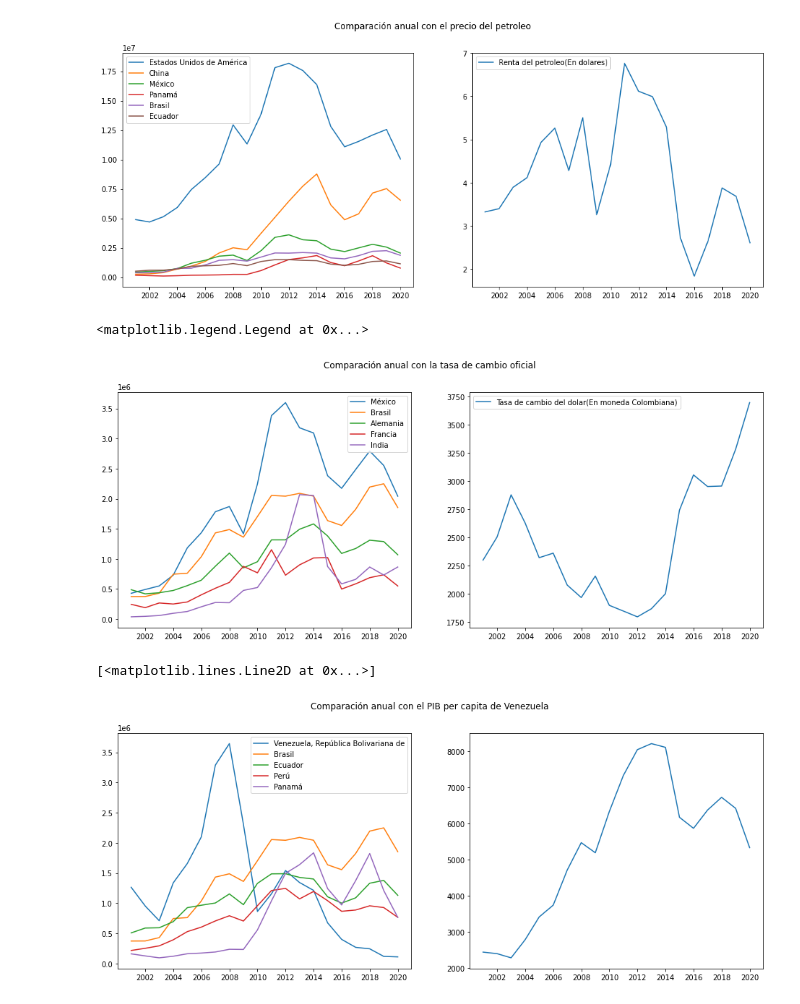
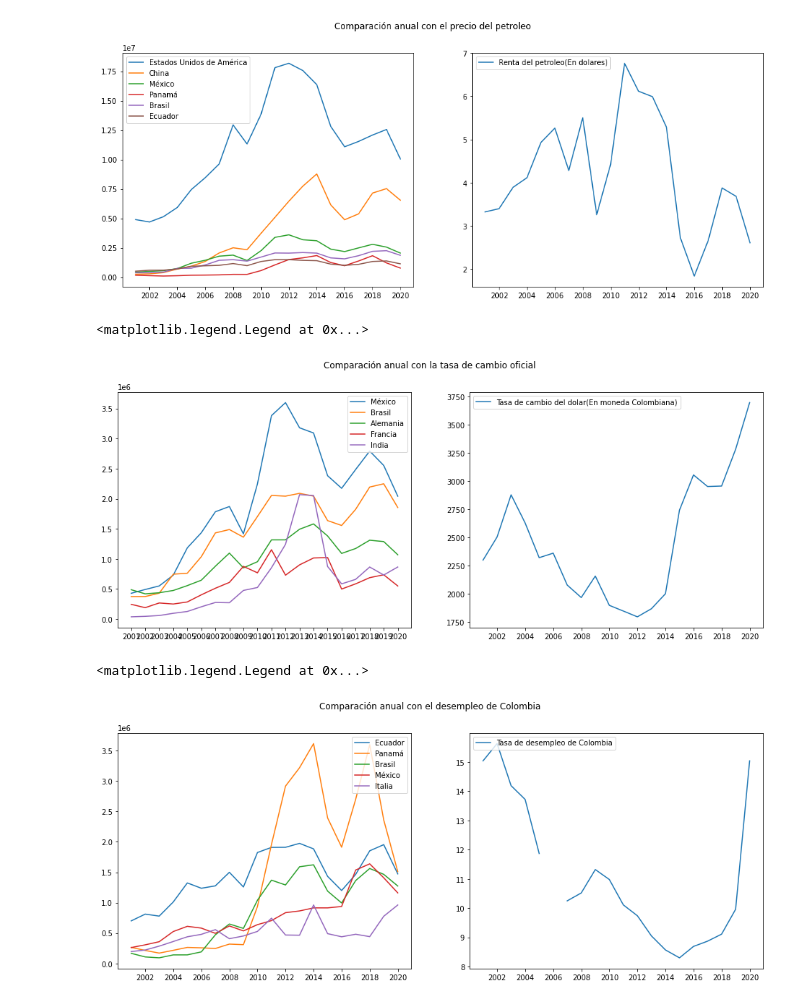
Before and after one commit to LuchoValr/Semillero, a Jupyter notebook: Proyecto_semillero_Avance1.ipynb, the cells around one changed output. Saved outputs shown, nothing was run; the diff lists cells and outputs as text; code cells hidden in the pictures.

```diff
--- a/Proyecto_semillero_Avance1.ipynb
+++ b/Proyecto_semillero_Avance1.ipynb
@@ -169,7 +190,8 @@ st3
 [figure]
 # %%
 imp_partners=M2[M2.Paises.isin(['Panamá', 'Ecuador','Brasil','México','Italia'])].copy()
-imp_partners['Años'] = pd.to_datetime(imp_partners['Años'])
-imp_partners2=imp_partners.pivot_table(index='Años',columns='Paises',values='Valor')
-st4 = imp_partners2[['Ecuador','Panamá','Brasil','México','Italia']].plot(figsize=(10, 8))
+imp_partners2=imp_partners[imp_partners['Relacion']=='Importadores'].copy()
+imp_partners2['Años'] = pd.to_datetime(imp_partners['Años'])
+imp_partners3=imp_partners2.pivot_table(index='Años',columns='Paises',values='Valor')
+st4 = imp_partners3[['Ecuador','Panamá','Brasil','México','Italia']].plot(figsize=(10, 8))
 # %% [output]
@@ -218,6 +240,7 @@ work3=work2.rename(columns={'variable':'Años','value':'Tasa de desemplo colombi
 work4=work3.drop(['index'],axis=1)
 work4['Años'] = pd.to_datetime(work4['Años'])
 r4=work4.set_index('Años')
-work5=r4.filter(['Tasa de desempleo colombiana'])
+work5=r4.drop(['economy'],axis=1)
 f4=work5.plot(figsize=(10, 8))
+f4
 # %% [output]
@@ -235,20 +259,20 @@ ax2.legend(['Renta del petroleo(En dolares)'],prop = {'size': 10},loc='upper lef
 # %%
 fig, (ax1,ax2) = plt.subplots(1,2, figsize=(16,6))
 fig.suptitle('Comparación anual con la tasa de cambio oficial')
-ax1.plot(expo_partners2[['México','Brasil','Alemania','Francia','India']])
+ax1.plot(expo_partners3[['México','Brasil','Alemania','Francia','India']])
 ax1.legend(('México','Brasil','Alemania','Francia','India'),prop = {'size': 10}, loc='upper right')
 ax2.plot(price_dollar5)
 ax2.legend(['Tasa de cambio del dolar(En moneda Colombiana)'],prop = {'size': 10},loc='upper left')
 # %% [output]
 <matplotlib.legend.Legend at 0x...>
-[figure, old version]
+[figure, new version]
 # %%
-#Incompleta
 fig, (ax1,ax2) = plt.subplots(1,2, figsize=(16,6))
-fig.suptitle('Comparación anual con el PIB per capita de Venezuela')
-ax1.plot(frontier_partners2[['Venezuela, República Bolivariana de','Brasil','Ecuador','Perú','Panamá']])
-ax1.legend(('Venezuela, República Bolivariana de','Brasil','Ecuador','Perú','Panamá'),prop = {'size': 10}, loc='upper right')
-ax2.plot(pibcap_ven5)
+fig.suptitle('Comparación anual con el desempleo de Colombia')
+ax1.plot(imp_partners3[['Ecuador','Panamá','Brasil','México','Italia']])
+ax1.legend(('Ecuador','Panamá','Brasil','México','Italia'),prop = {'size': 10}, loc='upper right')
+ax2.plot(work5)
+ax2.legend(['Tasa de desempleo de Colombia'],prop = {'size': 10},loc='upper left')
 # %% [output]
-[<matplotlib.lines.Line2D at 0x...>]
+<matplotlib.legend.Legend at 0x...>
-[figure, old version]
+[figure, new version]
```
Also changed, not shown: parts of 10 cells of this notebook.
